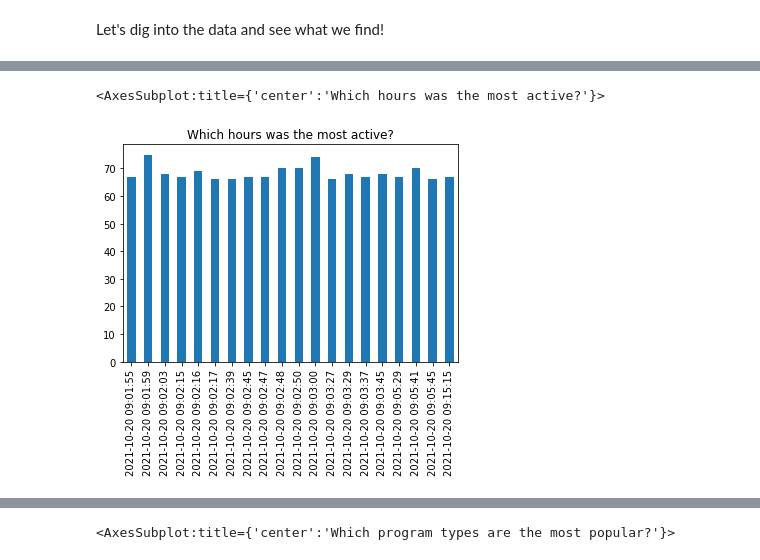
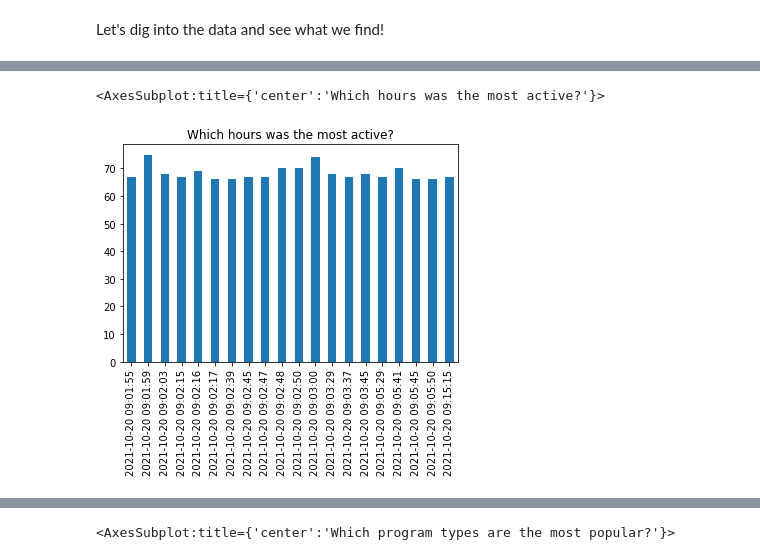
Before and after one commit to veronica-f-reyes/anomaly_detection_project, a Jupyter notebook: anomaly_detection_project.ipynb, the cells around one changed output, grey strips where cells are left out. Drawn from its saved outputs; the diff is of its cells as text; code cells hidden in the pictures.

```diff
--- a/anomaly_detection_project.ipynb
+++ b/anomaly_detection_project.ipynb
@@ -351,3 +349,0 @@ sns.pairplot(df)
-# %%
-#Combine date and time columns into one date-time column to use for indexing
-df = df.set_index(pd.to_datetime(df.date + ' ' + df.time))
@@ -354,5 +353,5 @@ df = df.set_index(pd.to_datetime(df.date + ' ' + df.time))
 # %%
-df.time.value_counts().head(20).sort_index().plot.bar(title='Which hours was the most active?')
+df.time.value_counts().head(20).sort_index().plot.bar(title='Which hours were the most active?')
 # %% [output]
 <AxesSubplot:title={'center':'Which hours was the most active?'}>
-[figure, old version]
+[figure, new version]
```
Also changed, not shown: parts of 89 cells of this notebook, 1 other file.
